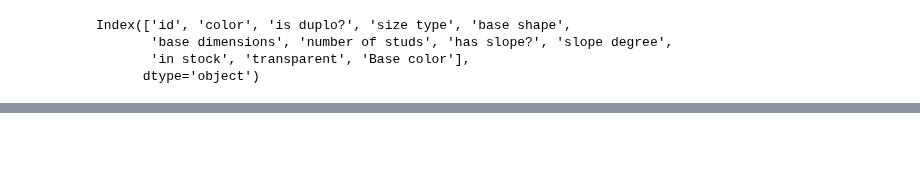
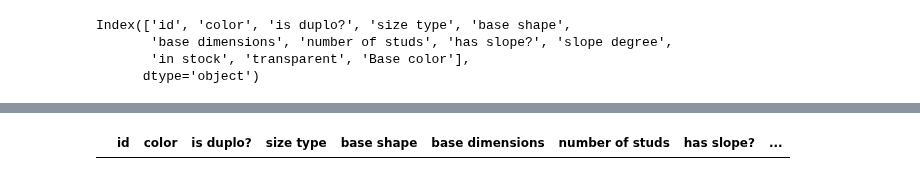
Before and after one commit to kellymegan/ASDA_2025_Group_2_Portfolio_, a Jupyter notebook: notebooks/Lego.ipynb, the cells around one changed output, grey strips where cells are left out. Saved outputs shown, nothing was run; the diff lists cells and outputs as text; code cells hidden in the pictures; blank space fills up the shorter version.

Commit message:
Remove missing values in "Base color" and clean "has slope"

```diff
--- a/notebooks/Lego.ipynb
+++ b/notebooks/Lego.ipynb
@@ -27,5 +20,5 @@ os.getcwd()
 # %%
-dataset = pd.read_excel("../additional_materials/Lego Database.xlsx", sheet_name=None)
+dataset = pd.read_excel("../additional_materials/Lego_Database1-11-2025.xlsx", sheet_name=None)
 # %%
 dataset = pd.concat(dataset.values(), ignore_index=True)
 # %%
@@ -218,3 +213,5 @@ dataset
+# %%
+dataset["has slope?"] = dataset["has slope?"].replace({0: False, 1: True})
 # %% [markdown]
 ## AI was used for the following code
 # %%
@@ -225,7 +222,7 @@ def extract_base_color(df, color_col='color'):
     # set of base colors you want to end up with
     BASES = {
         'blue','green','yellow','pink','black','grey','gray','white',
-        'purple','orange','beige','brown','red','cream'
+        'purple','orange','beige','brown','red','cream', 'transparent'
     }
 
     # words to drop wherever they appear (prefix/postfix/inline)
@@ -243,8 +240,12 @@ def extract_base_color(df, color_col='color'):
         # pink/purple family
         'magenta':'pink','coral':'pink','peach':'pink','violet':'purple',
         'lilac':'purple','orchid':'purple',
+        # red family
+        'maroon':'red',
         # beige/brown family
         'khaki':'beige','cafe':'brown','mud':'brown',
+        # transparent family
+        'Transparent':'transparent',
     }
 
     # quick typo fixes
@@ -361,0 +328,4 @@ Name: count, dtype: int64
+# %%
+dataset[dataset["Base color"].isna()]
+# %% [output]
+|  | id | color | is duplo? | size type | base shape | base dimensions | number of studs | has slope? | ... |
```
Also changed, not shown: parts of 9 cells of this notebook.
